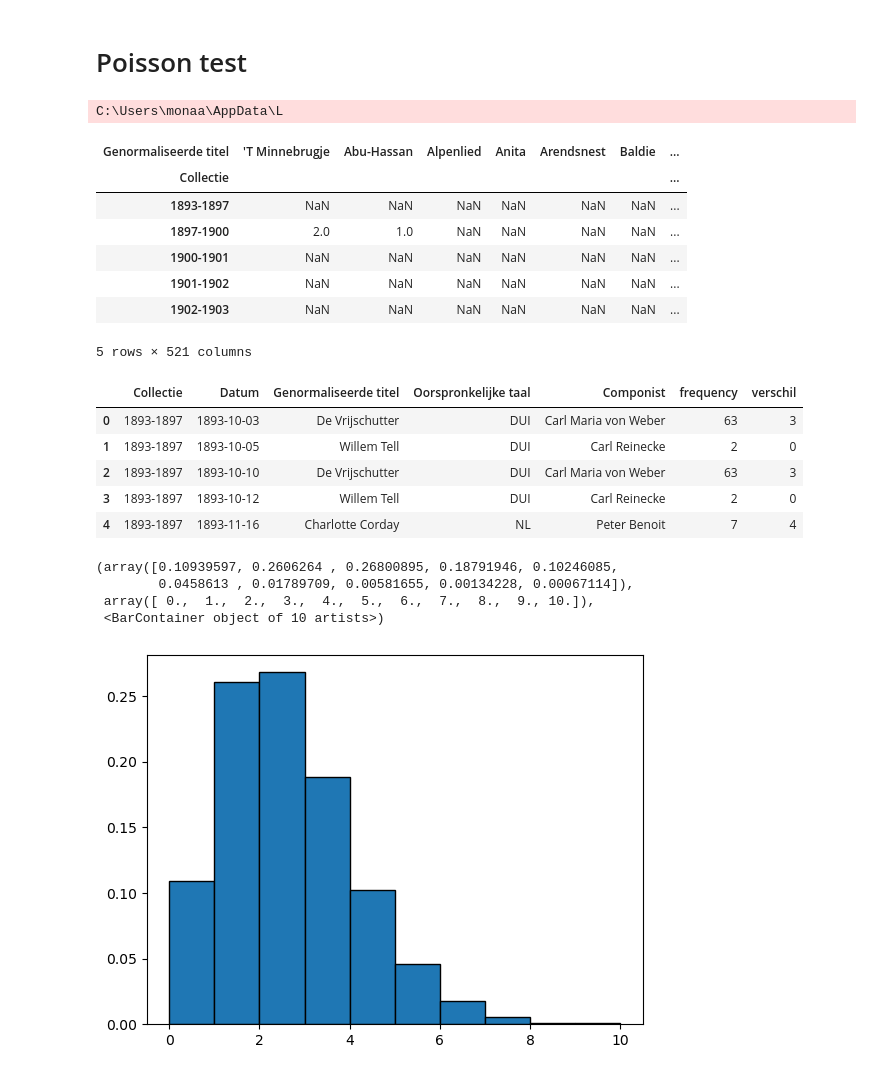
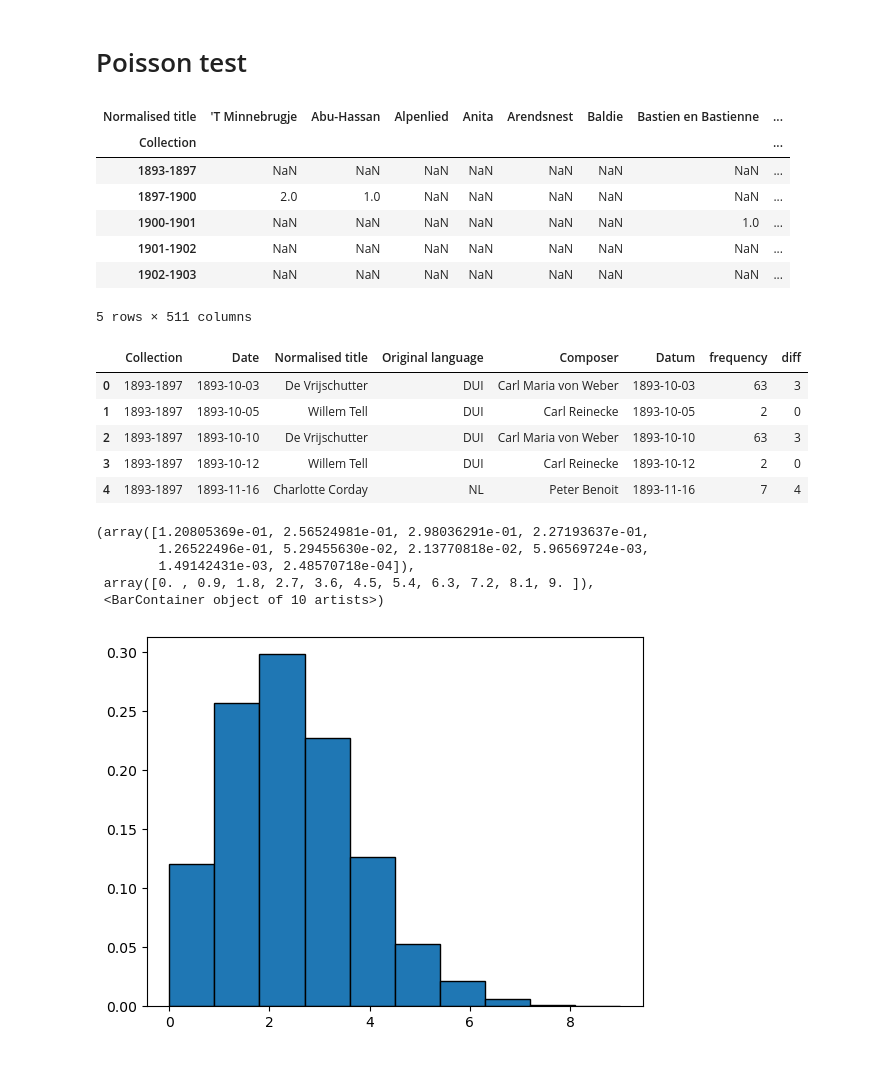
Before and after one commit to MonaDT/OPERA, a Jupyter notebook: notebooks/Similarity.ipynb, the cells around one changed output. Drawn from its saved outputs; the diff is of its cells as text; code cells hidden in the pictures.

```diff
--- a/notebooks/Similarity.ipynb
+++ b/notebooks/Similarity.ipynb
@@ -95,24 +95,22 @@ df = pd.read_csv("C:/Users/monaa/Dropbox/Thesis/Primair/KVO_META.csv",
                  encoding='latin-1', index_col=False)
 
 df.head()
-df['Datum'] = pd.to_datetime(df['Datum'], infer_datetime_format=True, errors='coerce')
+df['Datum'] = pd.to_datetime(df['Date'], dayfirst=True, errors='coerce')
-# %% [output]
-C:\Users\monaa\AppData\L
 # %%
-value_counts = df['Genormaliseerde titel'].value_counts()
-df['frequency'] = df['Genormaliseerde titel'].apply(lambda x: value_counts[x])
+value_counts = df['Normalised title'].value_counts()
+df['frequency'] = df['Normalised title'].apply(lambda x: value_counts[x])
 # %%
-table = pd.pivot_table(df, values='Afbeelding', index=['Collectie'], columns=['Genormaliseerde titel'], aggfunc='count')
+table = pd.pivot_table(df, values='Image', index=['Collection'], columns=['Normalised title'], aggfunc='count')
 table.head()
 # %% [output]
-| Genormaliseerde titel | 'T Minnebrugje | Abu-Hassan | Alpenlied | Anita | Arendsnest | Baldie | ... |
-| Collectie |  |  |  |  |  |  | ... |
-| 1893-1897 | NaN | NaN | NaN | NaN | NaN | NaN | ... |
-| 1897-1900 | 2.0 | 1.0 | NaN | NaN | NaN | NaN | ... |
-| 1900-1901 | NaN | NaN | NaN | NaN | NaN | NaN | ... |
-| 1901-1902 | NaN | NaN | NaN | NaN | NaN | NaN | ... |
-| 1902-1903 | NaN | NaN | NaN | NaN | NaN | NaN | ... |
+| Normalised title | 'T Minnebrugje | Abu-Hassan | Alpenlied | Anita | Arendsnest | Baldie | Bastien en Bastienne | ... |
+| Collection |  |  |  |  |  |  |  | ... |
+| 1893-1897 | NaN | NaN | NaN | NaN | NaN | NaN | NaN | ... |
+| 1897-1900 | 2.0 | 1.0 | NaN | NaN | NaN | NaN | NaN | ... |
+| 1900-1901 | NaN | NaN | NaN | NaN | NaN | NaN | 1.0 | ... |
+| 1901-1902 | NaN | NaN | NaN | NaN | NaN | NaN | NaN | ... |
+| 1902-1903 | NaN | NaN | NaN | NaN | NaN | NaN | NaN | ... |
-5 rows × 521 columns
+5 rows × 511 columns
 # %%
 def first_second(column):
     #ophalen van de index van de eerste productie
@@ -140,7 +138,7 @@ for key, rang in output.items():
     second = int(rang[1][5::])
     verschil[key] = second - first
 # %%
-df = df.drop(columns=['Column1', 'Performances_ID','Afbeelding', 'Productie', 'Gelegenheid', 'Multiple bill', 'Oorspronkelijke première', 'Oorspronkelijke titel', 'genre', 'Directie'])
+df = df.drop(columns=[ 'Performances_ID','Image', 'Production', 'Occasion', 'Multiple bill', 'World-premiere', 'Original title', 'Genre', 'Directors'])
 # %%
 def add_verschil (row):
     for key, values in verschil.items():
@@ -152,25 +150,26 @@ def add_verschil (row):
 # %%
 #we voegen een kolom toe dat aangeeft hoe veel seizoenen later deze productie nog eens opgevoerd werd.
 #Als dit 0 is werd deze productie dus slechts binnen één seizoen opgevoerd.
-df['verschil'] = df['Genormaliseerde titel'].apply(add_verschil)
+df['diff'] = df['Normalised title'].apply(add_verschil)
 df.head()
 # %% [output]
-|  | Collectie | Datum | Genormaliseerde titel | Oorspronkelijke taal | Componist | frequency | verschil |
-| 0 | 1893-1897 | 1893-10-03 | De Vrijschutter | DUI | Carl Maria von Weber | 63 | 3 |
-| 1 | 1893-1897 | 1893-10-05 | Willem Tell | DUI | Carl Reinecke | 2 | 0 |
-| 2 | 1893-1897 | 1893-10-10 | De Vrijschutter | DUI | Carl Maria von Weber | 63 | 3 |
-| 3 | 1893-1897 | 1893-10-12 | Willem Tell | DUI | Carl Reinecke | 2 | 0 |
-| 4 | 1893-1897 | 1893-11-16 | Charlotte Corday | NL | Peter Benoit | 7 | 4 |
+|  | Collection | Date | Normalised title | Original language | Composer | Datum | frequency | diff |
+| 0 | 1893-1897 | 1893-10-03 | De Vrijschutter | DUI | Carl Maria von Weber | 1893-10-03 | 63 | 3 |
+| 1 | 1893-1897 | 1893-10-05 | Willem Tell | DUI | Carl Reinecke | 1893-10-05 | 2 | 0 |
+| 2 | 1893-1897 | 1893-10-10 | De Vrijschutter | DUI | Carl Maria von Weber | 1893-10-10 | 63 | 3 |
+| 3 | 1893-1897 | 1893-10-12 | Willem Tell | DUI | Carl Reinecke | 1893-10-12 | 2 | 0 |
+| 4 | 1893-1897 | 1893-11-16 | Charlotte Corday | NL | Peter Benoit | 1893-11-16 | 7 | 4 |
 # %%
 import numpy as np
 from scipy.stats import poisson
 # %%
 #?
-x = poisson.rvs(mu=df['verschil'].mean(), size=len(df))
+x = poisson.rvs(mu=df['diff'].mean(), size=len(df))
 plt.hist(x, density=True, edgecolor='black')
 # %% [output]
-(array([0.10939597, 0.2606264 , 0.26800895, 0.18791946, 0.10246085,
-        0.0458613 , 0.01789709, 0.00581655, 0.00134228, 0.00067114]),
- array([ 0.,  1.,  2.,  3.,  4.,  5.,  6.,  7.,  8.,  9., 10.]),
+(array([1.20805369e-01, 2.56524981e-01, 2.98036291e-01, 2.27193637e-01,
+        1.26522496e-01, 5.29455630e-02, 2.13770818e-02, 5.96569724e-03,
+        1.49142431e-03, 2.48570718e-04]),
+ array([0. , 0.9, 1.8, 2.7, 3.6, 4.5, 5.4, 6.3, 7.2, 8.1, 9. ]),
  <BarContainer object of 10 artists>)
-[figure, old version]
+[figure, new version]
```
Also changed, not shown: parts of 4 cells of this notebook, 6 other files.
